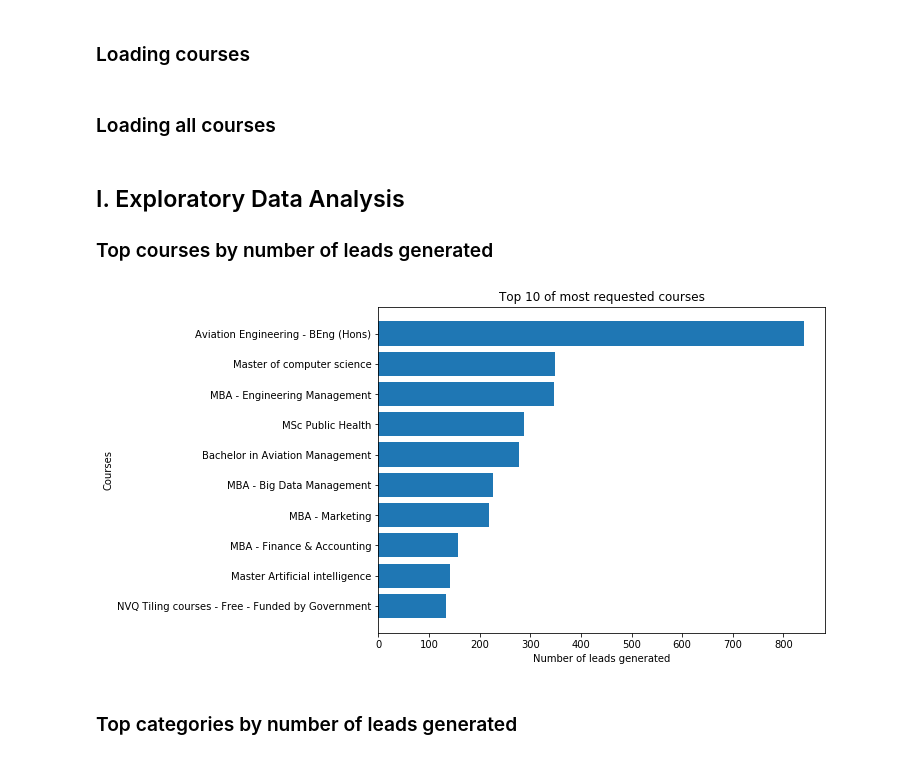
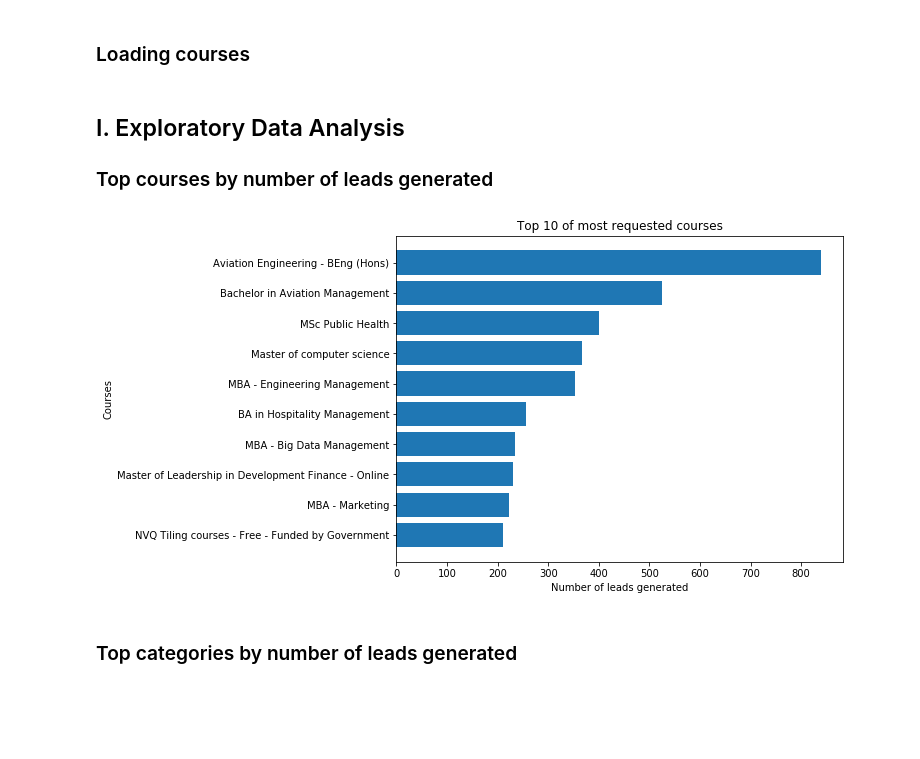
Before and after one commit to fdelgados/recommendations-web, a Jupyter notebook: notebooks/Courses_recommendations.ipynb, the cells around one changed output. Saved outputs shown, nothing was run; the diff lists cells and outputs as text; code cells hidden in the pictures; blank space fills up the shorter version.

```diff
--- a/notebooks/Courses_recommendations.ipynb
+++ b/notebooks/Courses_recommendations.ipynb
@@ -39,8 +39,7 @@ reviews_df = pd.read_sql_query(reviews_query, con=connection())
 # %% [markdown]
 ### Loading courses
 # %%
-courses_query = 'SELECT * FROM courses'
+courses_query = '''SELECT c.*, cat.name AS category_name FROM courses c
+                    JOIN categories cat ON c.category_id = cat.id'''
 
 courses_df = pd.read_sql_query(courses_query, con=connection())
-# %% [markdown]
-### Loading all courses
@@ -50,18 +47,18 @@ all_courses_df = pd.read_csv('../data/clean/all_courses.csv')
 ## I. Exploratory Data Analysis
 ### Top courses by number of leads generated
 # %%
-top_courses = leads_df.groupby('course_title').count().sort_values('user_id', ascending=False).head(10)['user_id']
+top_courses = courses_df.sort_values('number_of_leads', ascending=False).head(10)
 # %%
 fig, ax = plt.subplots(figsize=(8, 6))
 
-ax.barh(top_courses.index, top_courses.values)
+ax.barh(top_courses['title'], top_courses['number_of_leads'])
 ax.set_title('Top 10 of most requested courses')
 ax.set_xlabel('Number of leads generated')
 ax.set_ylabel('Courses')
 ax.invert_yaxis()
 plt.show();
 # %% [output]
-[figure, old version]
+[figure, new version]
 # %% [markdown]
 ### Top categories by number of leads generated
 # %%
```
Also changed, not shown: parts of 59 cells of this notebook, 1 other file.
